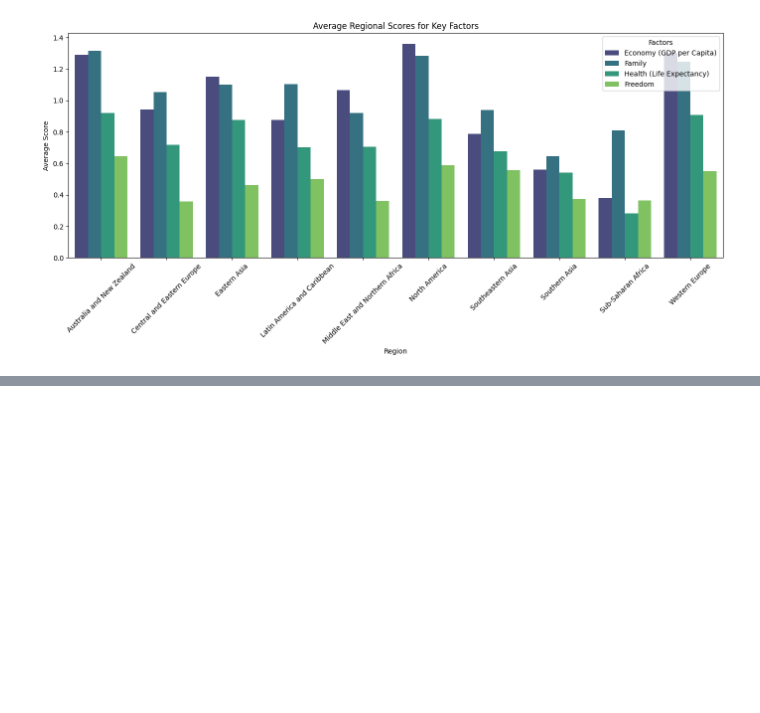
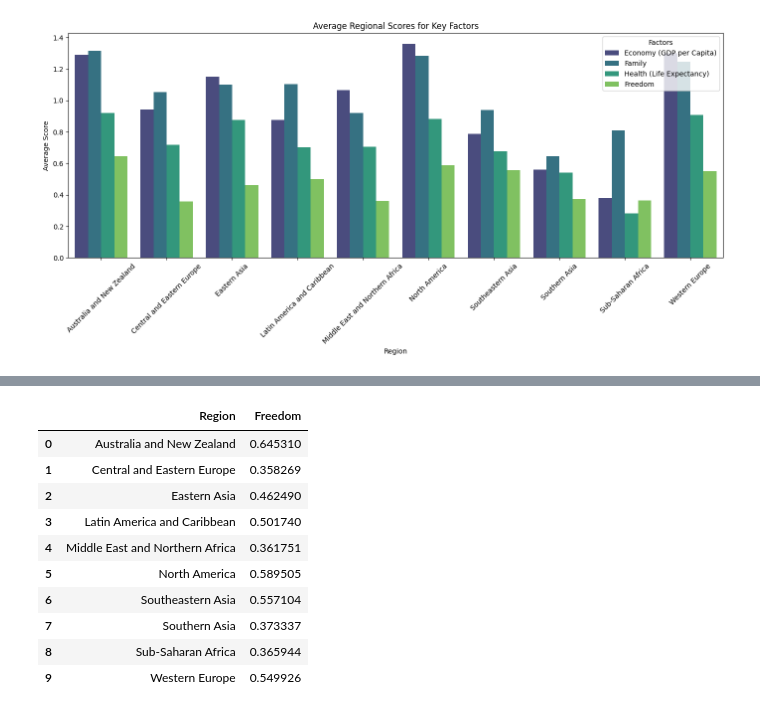
Before and after one commit to codewithsanju-ai/world_happiness_analysis, a Jupyter notebook: main.ipynb, the cells around one changed output, grey strips where cells are left out. Saved outputs shown, nothing was run; the diff lists cells and outputs as text; code cells hidden in the pictures; blank space fills up the shorter version.

```diff
--- a/main.ipynb
+++ b/main.ipynb
@@ -379,0 +398,14 @@ plt.show()
+# %%
+df.groupby("Region")["Freedom"].mean().reset_index()
+# %% [output]
+|  | Region | Freedom |
+| 0 | Australia and New Zealand | 0.645310 |
+| 1 | Central and Eastern Europe | 0.358269 |
+| 2 | Eastern Asia | 0.462490 |
+| 3 | Latin America and Caribbean | 0.501740 |
+| 4 | Middle East and Northern Africa | 0.361751 |
+| 5 | North America | 0.589505 |
+| 6 | Southeastern Asia | 0.557104 |
+| 7 | Southern Asia | 0.373337 |
+| 8 | Sub-Saharan Africa | 0.365944 |
+| 9 | Western Europe | 0.549926 |
```
Also changed, not shown: parts of 8 cells of this notebook.
